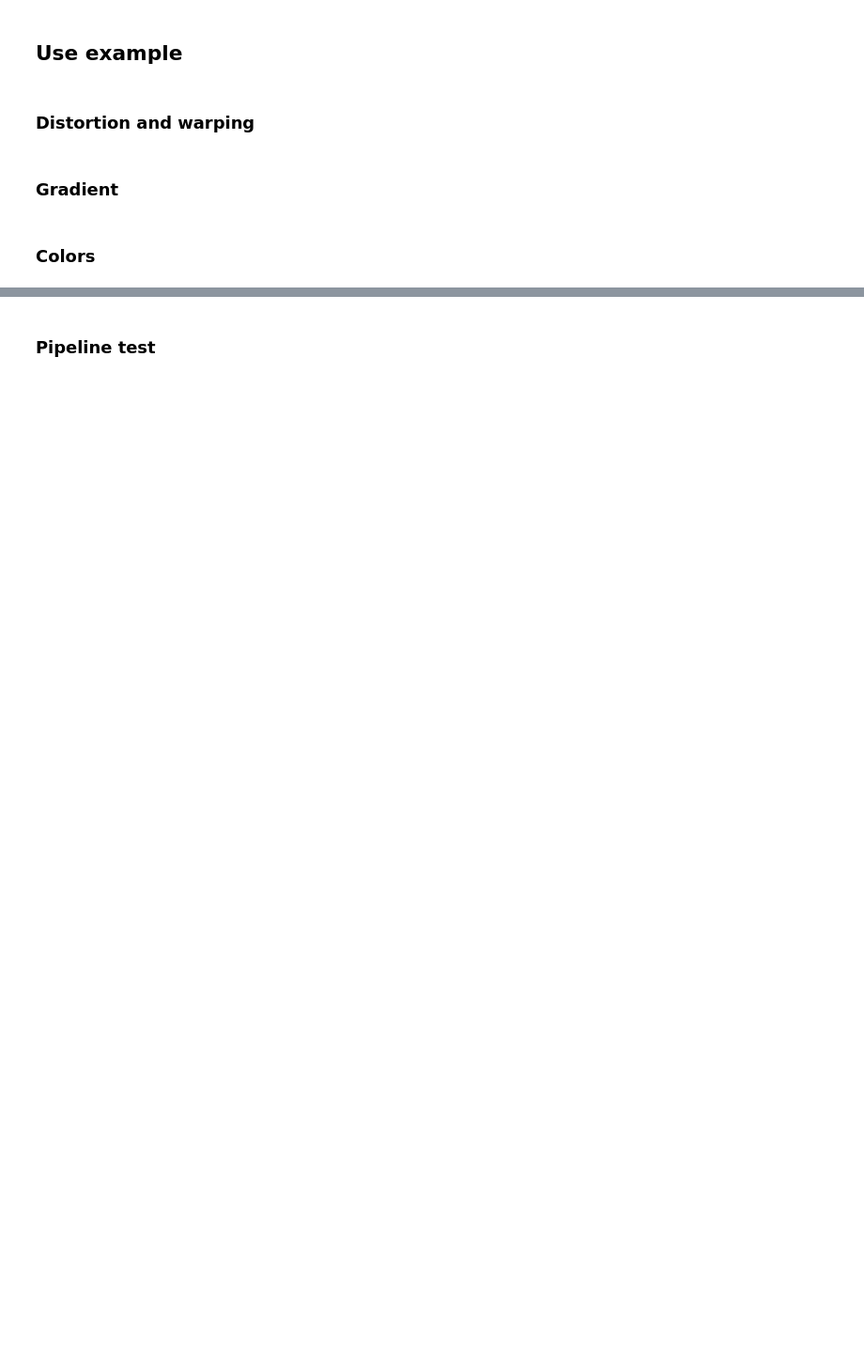
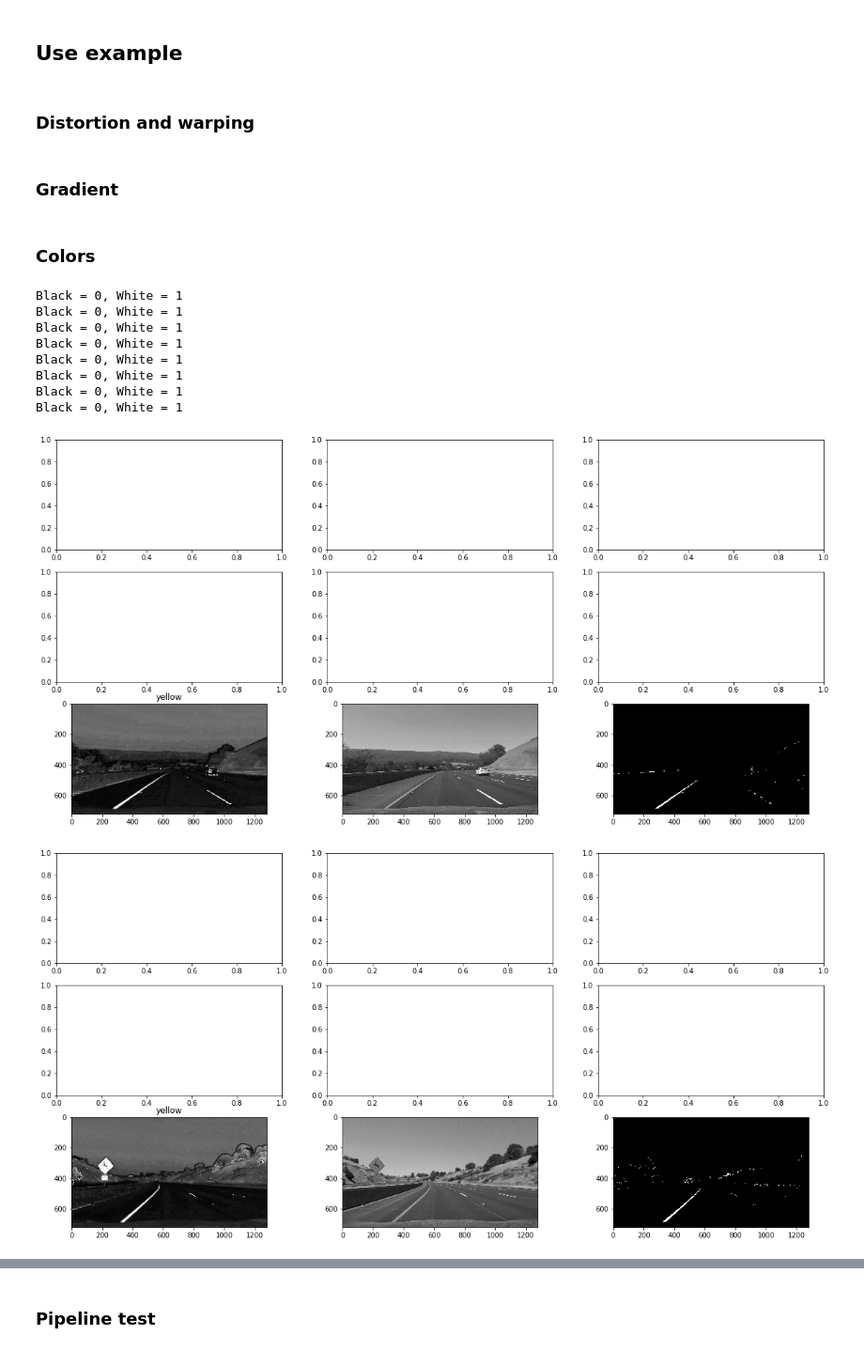
Before and after one commit to gaumarjos/T1-P4-CarND-Advanced-Lane-Lines, a Jupyter notebook: lanes.ipynb, the cells around one changed output, grey strips where cells are left out. Shown at 94% size. Cells and saved outputs as stored; diff of their text form; code cells hidden in the pictures; blank space fills up the shorter version.

```diff
--- a/lanes.ipynb
+++ b/lanes.ipynb
@@ -276,6 +449,17 @@ for idx, fname in enumerate(images):
 # %%
 images = glob.glob('test_images/*.jpg')
 for idx, fname in enumerate(images):
     img = cv2.imread(fname)
     img = cv2.cvtColor(img, cv2.COLOR_BGR2RGB)
-    color_select(img, r_thresh=(210,255), s_thresh=(175, 255))
+    color_select(img)
+# %% [output]
+Black = 0, White = 1
+Black = 0, White = 1
+Black = 0, White = 1
+Black = 0, White = 1
+Black = 0, White = 1
+Black = 0, White = 1
+Black = 0, White = 1
+Black = 0, White = 1
+[figure, added]
+[figure, added]
```
Also changed, not shown: parts of 7 cells of this notebook.
